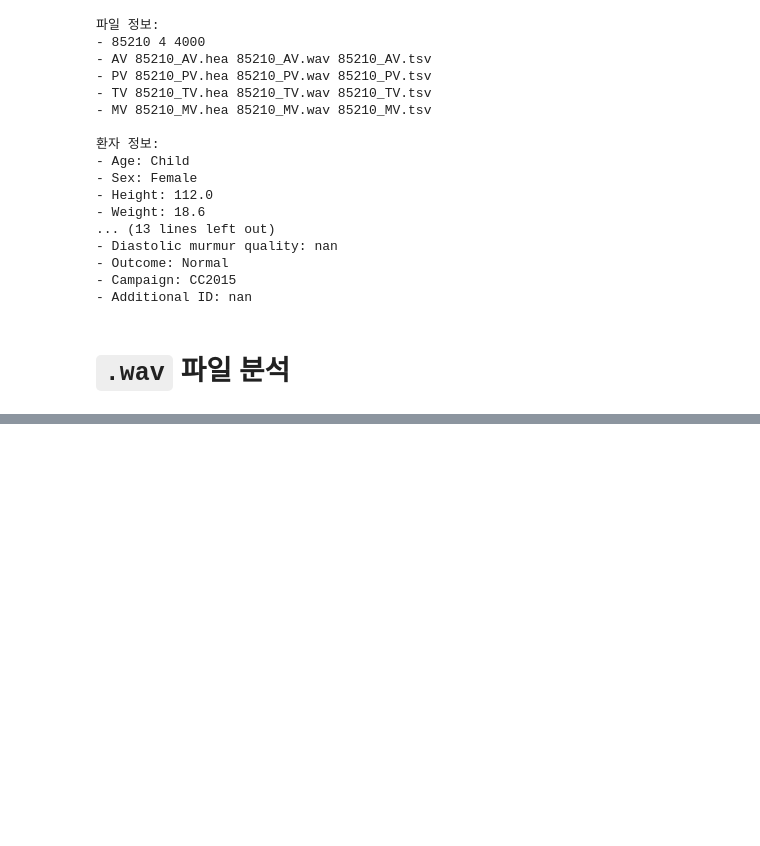
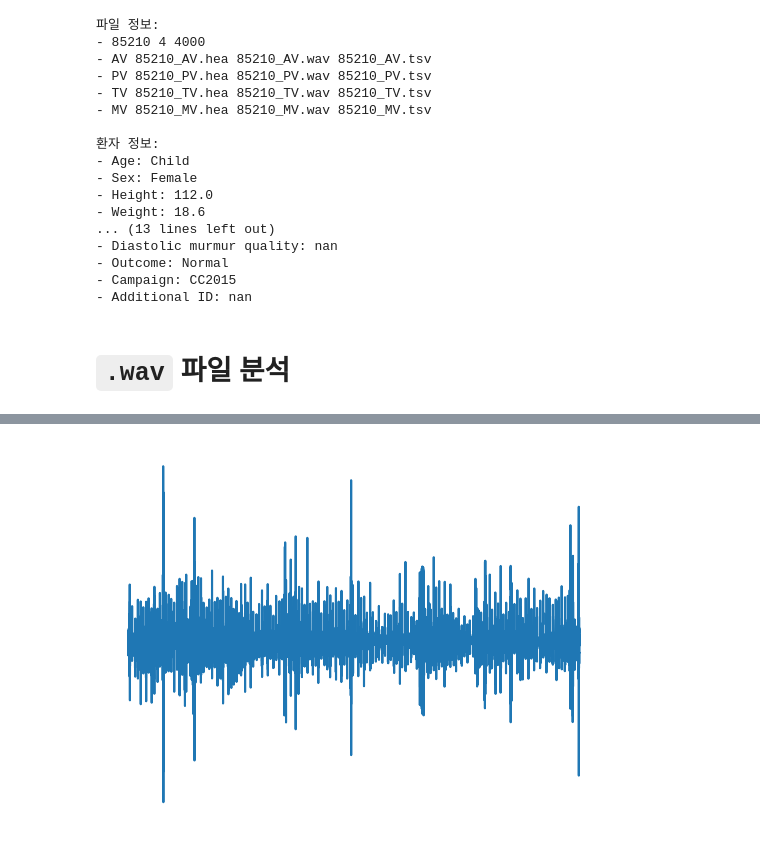
Before and after one commit to leedh/HeartSignal, a Jupyter notebook: eda/eda.ipynb, the cells around one changed output, grey strips where cells are left out. Cells and saved outputs as stored; diff of their text form; code cells hidden in the pictures; blank space fills up the shorter version.

```diff
--- a/eda/eda.ipynb
+++ b/eda/eda.ipynb
@@ -335,0 +368,17 @@ print_audio_info(full_paths_wav[0])
+# %%
+import torch, torchaudio
+
+waveform = librosa.resample(waveform, orig_sr=sr, target_sr=8000)
+waveform = torch.from_numpy(waveform)
+for _ in range(5):
+    waveform = torchaudio.functional.lowpass_biquad(waveform, 8000, cutoff_freq=500, Q=0.707)
+waveform = np.array(waveform.numpy())
+
+# 4. Z-score normalization
+waveform = librosa.util.normalize(waveform)
+# %%
+plt.plot(waveform)
+plt.axis('off')
+plt.savefig('processed_waveform.png')
+ipd.display(ipd.Audio(waveform, rate=8000))
+# %% [output]
@@ -335,0 +386 @@ print_audio_info(full_paths_wav[0])
+[figure, added]
```
Also changed, not shown: parts of 7 cells of this notebook, 7 other files.
